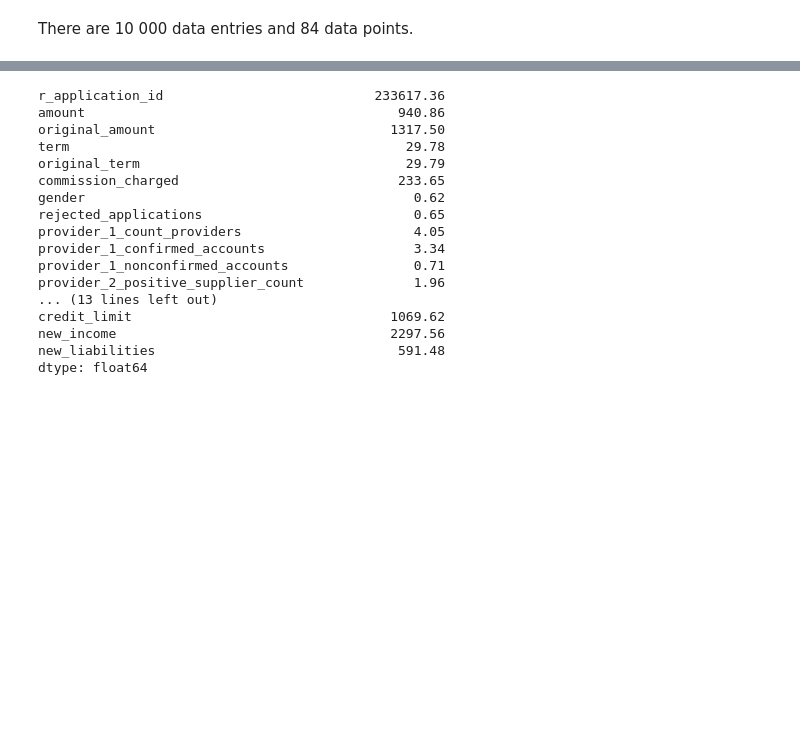
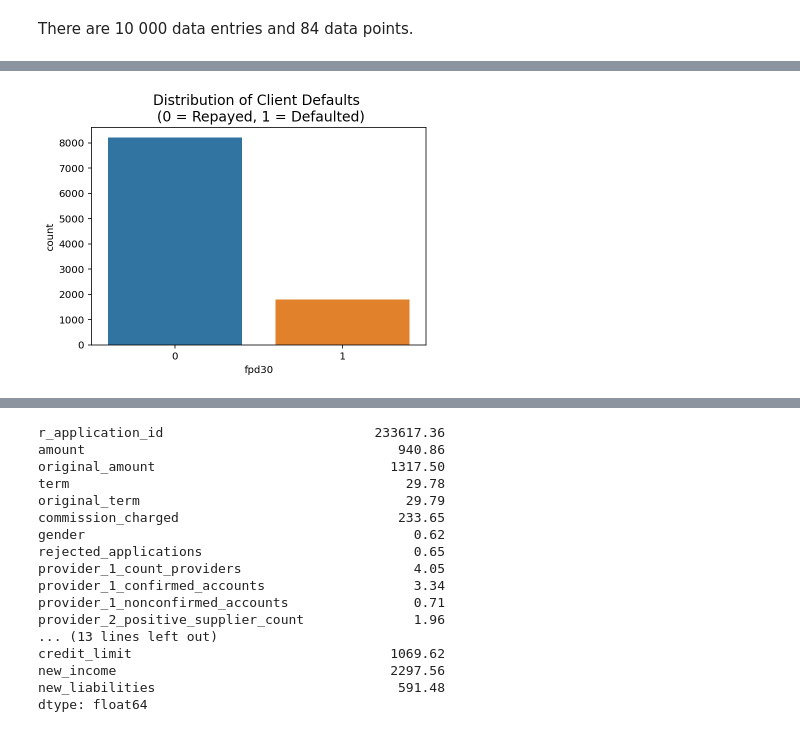
Before and after one commit to ArtisVansovics/loan_data_analysis, a Jupyter notebook: loan_data_analysis.ipynb, the cells around one changed output, grey strips where cells are left out. Drawn from its saved outputs; the diff is of its cells as text; code cells hidden in the pictures; blank space fills up the shorter version.

```diff
--- a/loan_data_analysis.ipynb
+++ b/loan_data_analysis.ipynb
@@ -78,0 +154,7 @@ There are 10 000 data entries and 84 data points.
+# %%
+sns.countplot(x='fpd30', data=df)
+plt.title('Distribution of Client Defaults \n (0 = Repayed, 1 = Defaulted)', fontsize=14)
+
+plt.show()
+# %% [output]
+[figure, added]
```
Also changed, not shown: parts of 39 cells of this notebook.
